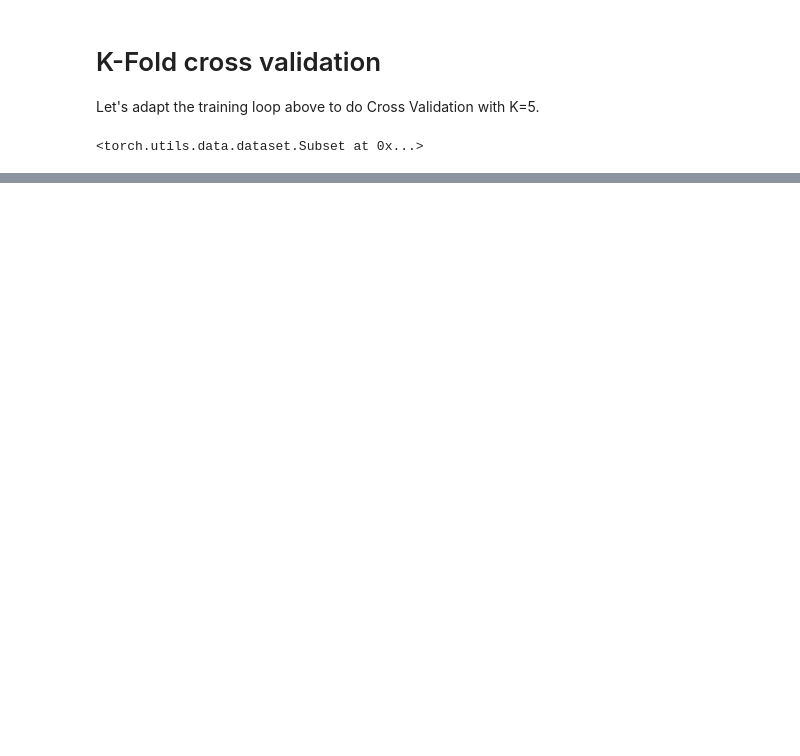
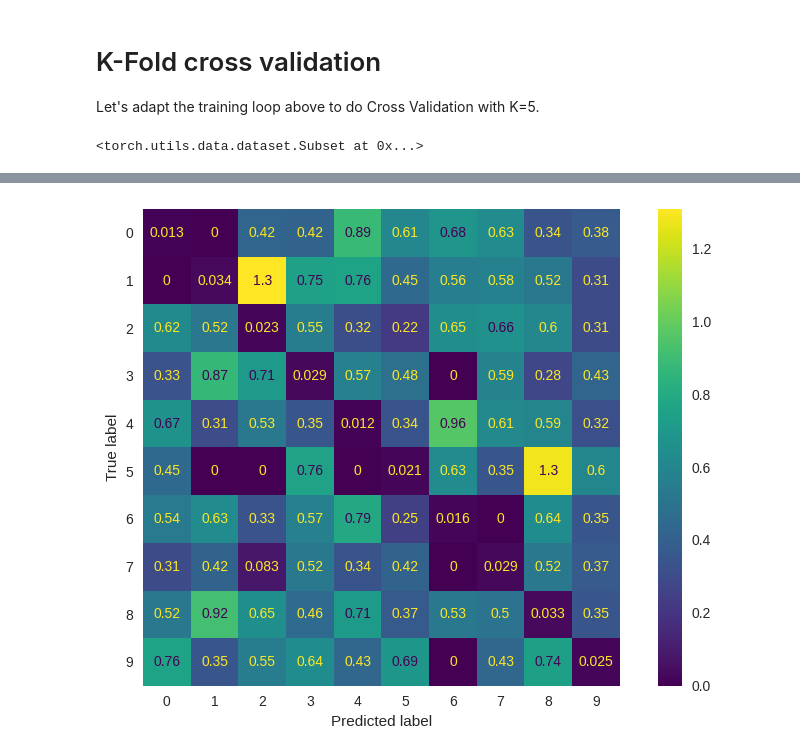
Before and after one commit to jpssrocha/ML_Exercises, a Jupyter notebook: GB500/exercise_list_3/notebooks/q2_cnn.ipynb, the cells around one changed output, grey strips where cells are left out. Saved outputs shown, nothing was run; the diff lists cells and outputs as text; code cells hidden in the pictures; blank space fills up the shorter version.

```diff
--- a/GB500/exercise_list_3/notebooks/q2_cnn.ipynb
+++ b/GB500/exercise_list_3/notebooks/q2_cnn.ipynb
@@ -371,0 +419,8 @@ np.mean(final_val_accuracies), np.std(final_val_accuracies)
+# %%
+c = ConfusionMatrixDisplay(conf_std/(conf_mean +1)).plot()
+c.ax_.grid(False)
+plt.tight_layout()
+
+plt.savefig("../report/figures/q2_std_norm_conf.png", dpi=100)
+# %% [output]
+[figure, added]
```
Also changed, not shown: parts of 10 cells of this notebook, 8 other files.
